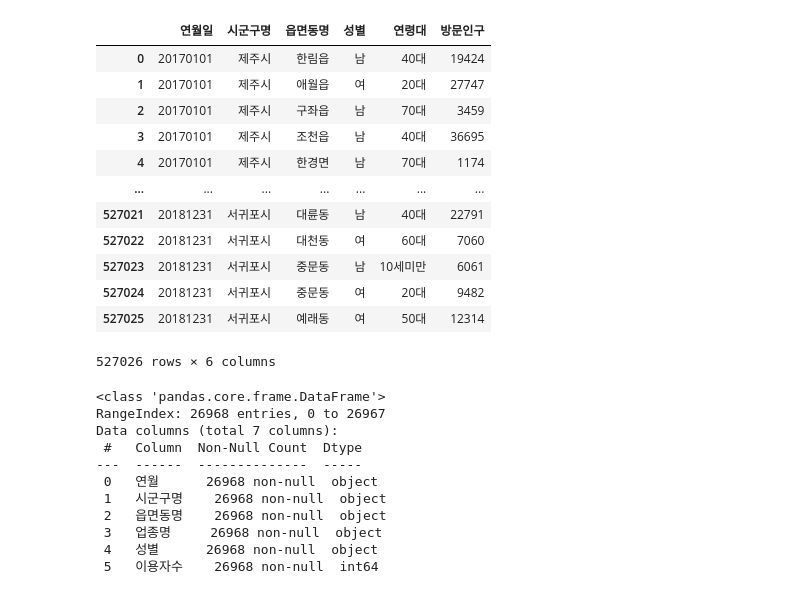
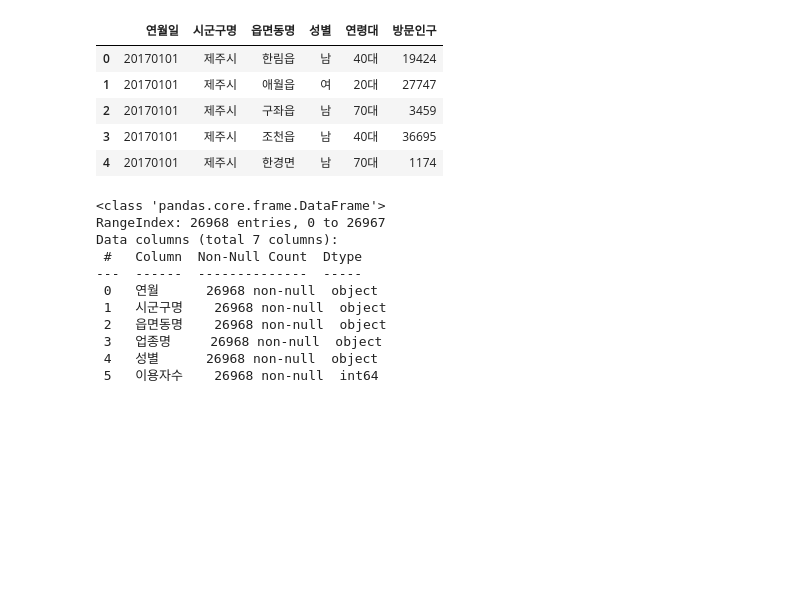
Before and after one commit to Suh0929/jupyter, a Jupyter notebook: jejudo_solo_project.ipynb, the cells around one changed output. Cells and saved outputs as stored; diff of their text form; code cells hidden in the pictures; blank space fills up the shorter version.

```diff
--- a/jejudo_solo_project.ipynb
+++ b/jejudo_solo_project.ipynb
@@ -43,20 +31,13 @@ df_2018
 # %%
 df_population = pd.read_csv(r"C:\Users\user\Downloads\data\jeju_population.csv")
-df_population
+df_population.head()
 # %% [output]
 |  | 연월일 | 시군구명 | 읍면동명 | 성별 | 연령대 | 방문인구 |
 | 0 | 20170101 | 제주시 | 한림읍 | 남 | 40대 | 19424 |
 | 1 | 20170101 | 제주시 | 애월읍 | 여 | 20대 | 27747 |
 | 2 | 20170101 | 제주시 | 구좌읍 | 남 | 70대 | 3459 |
 | 3 | 20170101 | 제주시 | 조천읍 | 남 | 40대 | 36695 |
 | 4 | 20170101 | 제주시 | 한경면 | 남 | 70대 | 1174 |
-| ... | ... | ... | ... | ... | ... | ... |
-| 527021 | 20181231 | 서귀포시 | 대륜동 | 남 | 40대 | 22791 |
-| 527022 | 20181231 | 서귀포시 | 대천동 | 여 | 60대 | 7060 |
-| 527023 | 20181231 | 서귀포시 | 중문동 | 남 | 10세미만 | 6061 |
-| 527024 | 20181231 | 서귀포시 | 중문동 | 여 | 20대 | 9482 |
-| 527025 | 20181231 | 서귀포시 | 예래동 | 여 | 50대 | 12314 |
-527026 rows × 6 columns
 # %%
 df_2017.info()
 # %% [output]
```
Also changed, not shown: parts of 29 cells of this notebook.
